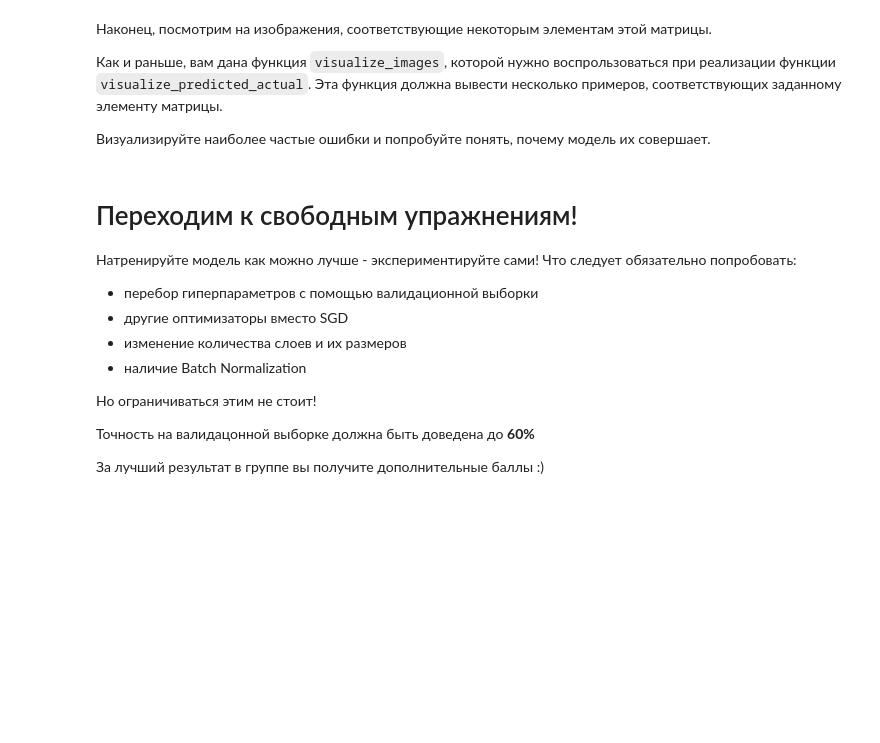
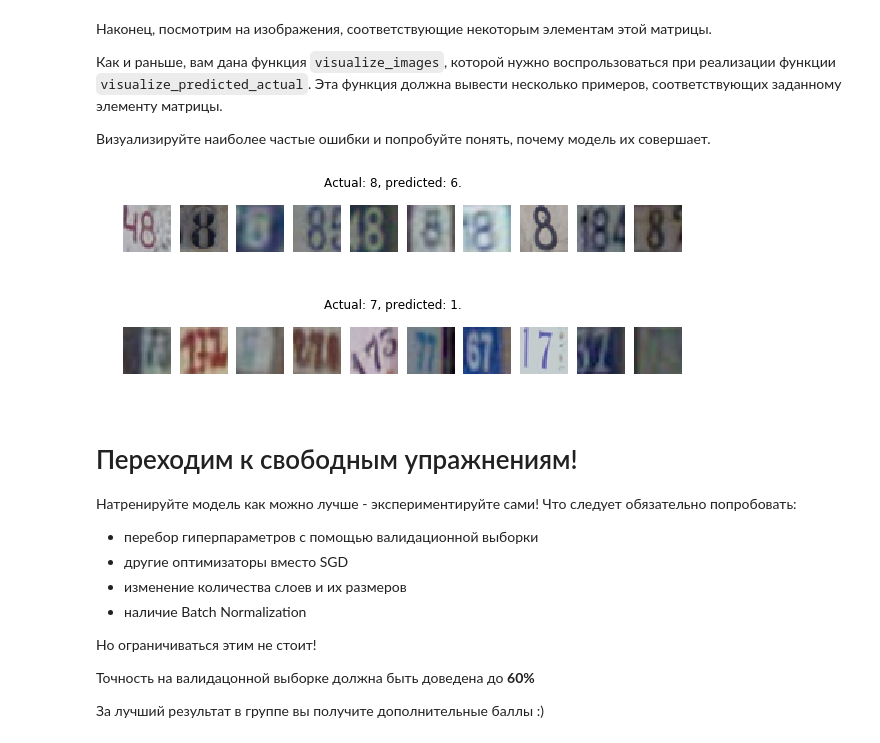
Before and after one commit to tbb/dlcourse_ai, a Jupyter notebook: assignments/assignment2/PyTorch_solution.ipynb, the cells around one changed output. Drawn from its saved outputs; the diff is of its cells as text; code cells hidden in the pictures; blank space fills up the shorter version.

```diff
--- a/assignments/assignment2/PyTorch_solution.ipynb
+++ b/assignments/assignment2/PyTorch_solution.ipynb
@@ -328,34 +398,42 @@ def visualize_images(indices, data, title='', max_num=10):
     """
     to_show = min(len(indices), max_num)
     fig = plt.figure(figsize=(10,1.5))
     fig.suptitle(title)
     for i, index in enumerate(indices[:to_show]):
         plt.subplot(1,to_show, i+1)
         plt.axis('off')
         sample = data[index][0]
         plt.imshow(sample)
 
 def visualize_predicted_actual(predicted_class, gt_class, predictions, groud_truth, val_indices, data):
     """
     Visualizes images of a ground truth class which were predicted as the other class
 
     predicted: int 0-9, index of the predicted class
     gt_class: int 0-9, index of the ground truth class
     predictions: np array of ints, model predictions for all validation samples
     ground_truth: np array of ints, ground truth for all validation samples
     val_indices: np array of ints, indices of validation samples
     """
 
     # TODO: Implement visualization using visualize_images above
     # predictions and ground_truth are provided for validation set only, defined by val_indices
     # Hint: numpy index arrays might be helpful
     # https://docs.scipy.org/doc/numpy/user/basics.indexing.html#index-arrays
     # Please make the title meaningful!
+    indices = []
+    for pred, truth, idx in zip(predictions, groud_truth, val_indices):
+        if pred == predicted_class and truth == gt_class:
+            indices.append(idx)
 
-    raise Exception("Not implemented")
+    title = f'Actual: {gt_class}, predicted: {predicted_class}.'
+    visualize_images(indices, data, title)
 
 visualize_predicted_actual(6, 8, predictions, gt, np.array(val_indices), data_train_images)
 visualize_predicted_actual(1, 7, predictions, gt, np.array(val_indices), data_train_images)
+# %% [output]
+[figure, added]
+[figure, added]
 # %% [markdown]
 # Переходим к свободным упражнениям!
 
```
Also changed, not shown: parts of 11 cells of this notebook.
